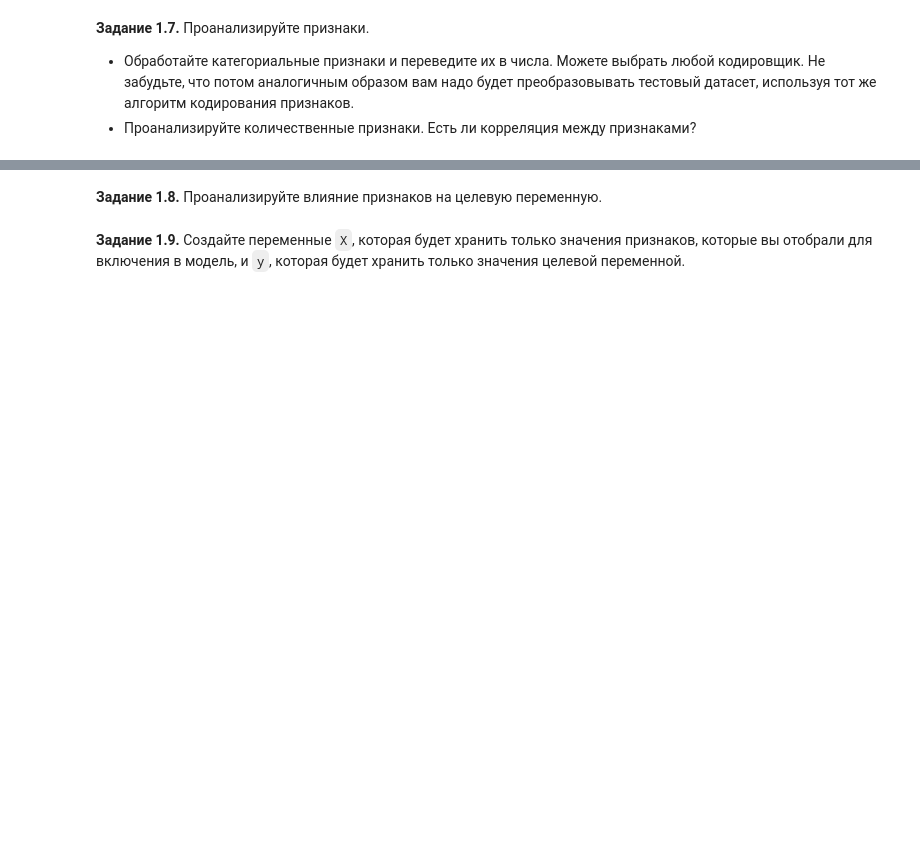
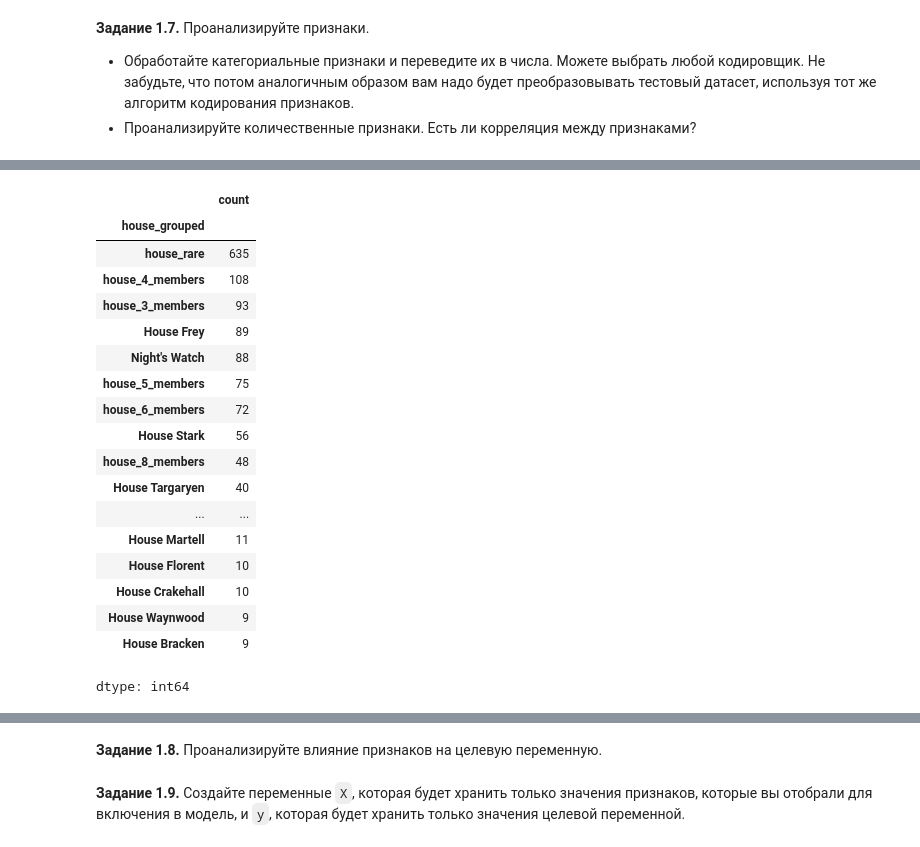
Before and after one commit to Lake3L/For_Google_Collab, a Jupyter notebook: week_01_ml_intro/Homework/hw_1_game_of_thrones.ipynb, the cells around one changed output, grey strips where cells are left out. Saved outputs shown, nothing was run; the diff lists cells and outputs as text; code cells hidden in the pictures; blank space fills up the shorter version.

```diff
--- a/week_01_ml_intro/Homework/hw_1_game_of_thrones.ipynb
+++ b/week_01_ml_intro/Homework/hw_1_game_of_thrones.ipynb
@@ -516,0 +613,22 @@ data.describe(include = ['int', 'float', 'double', 'long']).T[['count', 'min', '
+# %%
+data['house_grouped'].value_counts()
+# %% [output]
+|  | count |
+| house_grouped |  |
+| house_rare | 635 |
+| house_4_members | 108 |
+| house_3_members | 93 |
+| House Frey | 89 |
+| Night's Watch | 88 |
+| house_5_members | 75 |
+| house_6_members | 72 |
+| House Stark | 56 |
+| house_8_members | 48 |
+| House Targaryen | 40 |
+| ... | ... |
+| House Martell | 11 |
+| House Florent | 10 |
+| House Crakehall | 10 |
+| House Waynwood | 9 |
+| House Bracken | 9 |
+dtype: int64
```
Also changed, not shown: parts of 16 cells of this notebook.
